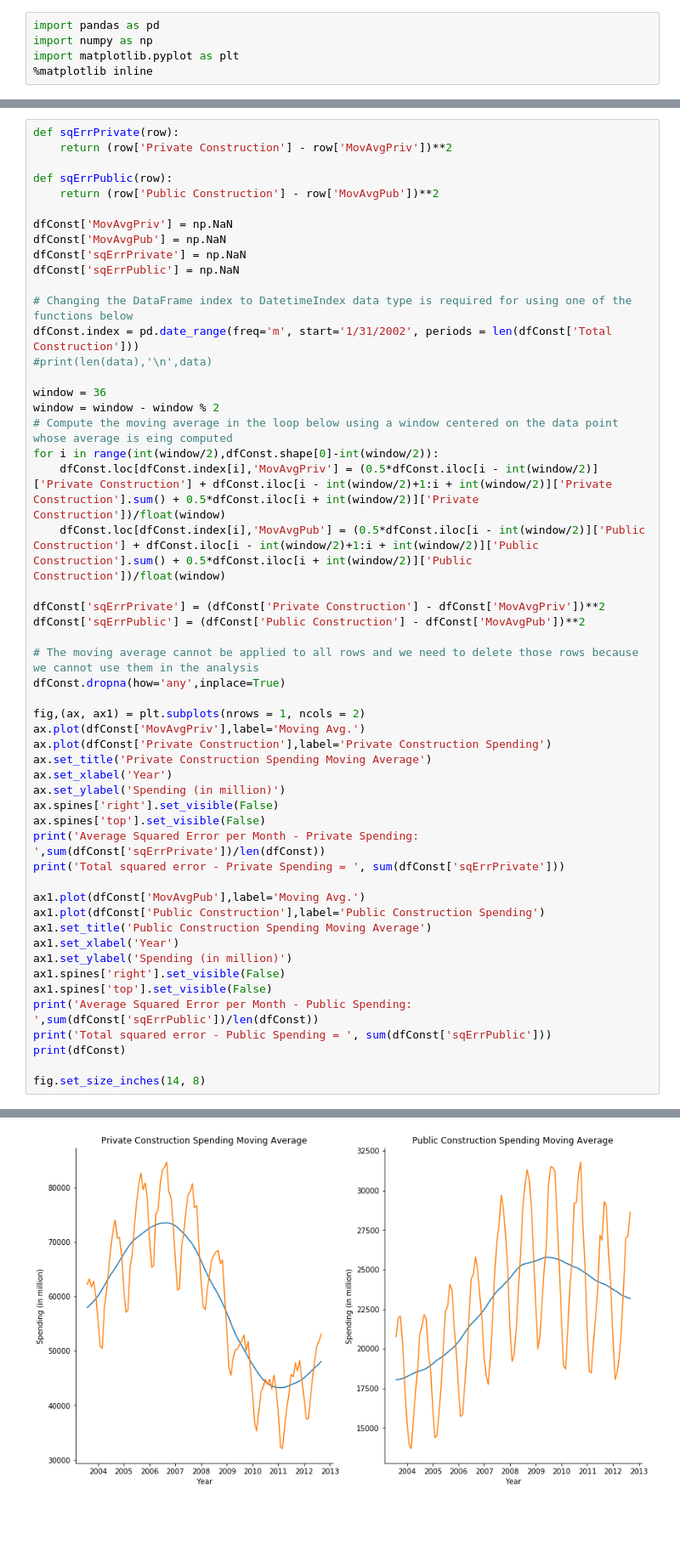
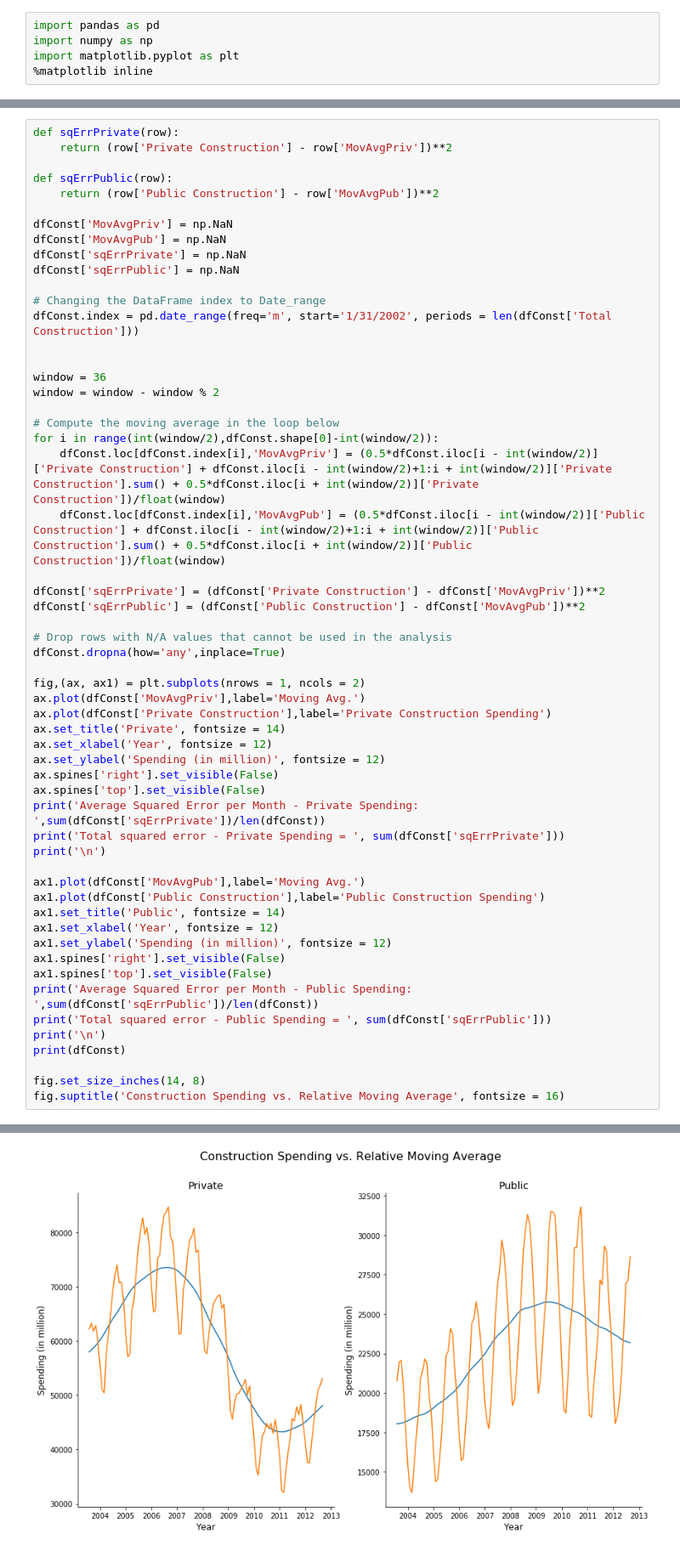
Before and after one commit to esandridge/esandridge.github.io, a Jupyter notebook: VisualizationProjects/ConstructionTimeSeriesDecomposition.ipynb, the cells around one changed output, grey strips where cells are left out. Shown at 85% size. Saved outputs shown, nothing was run; the diff lists cells and outputs as text; blank space fills up the shorter version.

```diff
--- a/VisualizationProjects/ConstructionTimeSeriesDecomposition.ipynb
+++ b/VisualizationProjects/ConstructionTimeSeriesDecomposition.ipynb
@@ -44,13 +54,14 @@ dfConst['MovAvgPub'] = np.NaN
 dfConst['sqErrPrivate'] = np.NaN
 dfConst['sqErrPublic'] = np.NaN
 
-# Changing the DataFrame index to DatetimeIndex data type is required for using one of the functions below
+# Changing the DataFrame index to Date_range
 dfConst.index = pd.date_range(freq='m', start='1/31/2002', periods = len(dfConst['Total Construction']))
-#print(len(data),'\n',data)
+
 
 window = 36
 window = window - window % 2
-# Compute the moving average in the loop below using a window centered on the data point whose average is eing computed
+
+# Compute the moving average in the loop below
 for i in range(int(window/2),dfConst.shape[0]-int(window/2)):
     dfConst.loc[dfConst.index[i],'MovAvgPriv'] = (0.5*dfConst.iloc[i - int(window/2)]['Private Construction'] + dfConst.iloc[i - int(window/2)+1:i + int(window/2)]['Private Construction'].sum() + 0.5*dfConst.iloc[i + int(window/2)]['Private Construction'])/float(window)
     dfConst.loc[dfConst.index[i],'MovAvgPub'] = (0.5*dfConst.iloc[i - int(window/2)]['Public Construction'] + dfConst.iloc[i - int(window/2)+1:i + int(window/2)]['Public Construction'].sum() + 0.5*dfConst.iloc[i + int(window/2)]['Public Construction'])/float(window)
@@ -58,32 +69,35 @@ for i in range(int(window/2),dfConst.shape[0]-int(window/2)):
 dfConst['sqErrPrivate'] = (dfConst['Private Construction'] - dfConst['MovAvgPriv'])**2
 dfConst['sqErrPublic'] = (dfConst['Public Construction'] - dfConst['MovAvgPub'])**2
 
-# The moving average cannot be applied to all rows and we need to delete those rows because we cannot use them in the analysis
+# Drop rows with N/A values that cannot be used in the analysis
 dfConst.dropna(how='any',inplace=True)
 
 fig,(ax, ax1) = plt.subplots(nrows = 1, ncols = 2)
 ax.plot(dfConst['MovAvgPriv'],label='Moving Avg.')
 ax.plot(dfConst['Private Construction'],label='Private Construction Spending')
-ax.set_title('Private Construction Spending Moving Average')
-ax.set_xlabel('Year')
-ax.set_ylabel('Spending (in million)')
+ax.set_title('Private', fontsize = 14)
+ax.set_xlabel('Year', fontsize = 12)
+ax.set_ylabel('Spending (in million)', fontsize = 12)
 ax.spines['right'].set_visible(False)
 ax.spines['top'].set_visible(False)
 print('Average Squared Error per Month - Private Spending: ',sum(dfConst['sqErrPrivate'])/len(dfConst))
 print('Total squared error - Private Spending = ', sum(dfConst['sqErrPrivate']))
+print('\n')
 
 ax1.plot(dfConst['MovAvgPub'],label='Moving Avg.')
 ax1.plot(dfConst['Public Construction'],label='Public Construction Spending')
-ax1.set_title('Public Construction Spending Moving Average')
-ax1.set_xlabel('Year')
-ax1.set_ylabel('Spending (in million)')
+ax1.set_title('Public', fontsize = 14)
+ax1.set_xlabel('Year', fontsize = 12)
+ax1.set_ylabel('Spending (in million)', fontsize = 12)
 ax1.spines['right'].set_visible(False)
 ax1.spines['top'].set_visible(False)
 print('Average Squared Error per Month - Public Spending: ',sum(dfConst['sqErrPublic'])/len(dfConst))
 print('Total squared error - Public Spending = ', sum(dfConst['sqErrPublic']))
+print('\n')
 print(dfConst)
 
 fig.set_size_inches(14, 8)
+fig.suptitle('Construction Spending vs. Relative Moving Average', fontsize = 16)
 # %% [output]
 Average Squared Error per Month - Private Spending:  37395667.05489795
 Total squared error - Private Spending =  4113523376.0387745
@@ -105 +120 @@ Total squared error - Public Spending =  1493970291.1101463
-[figure, old version]
+[figure, new version]
```
Also changed, not shown: parts of 21 cells of this notebook.
